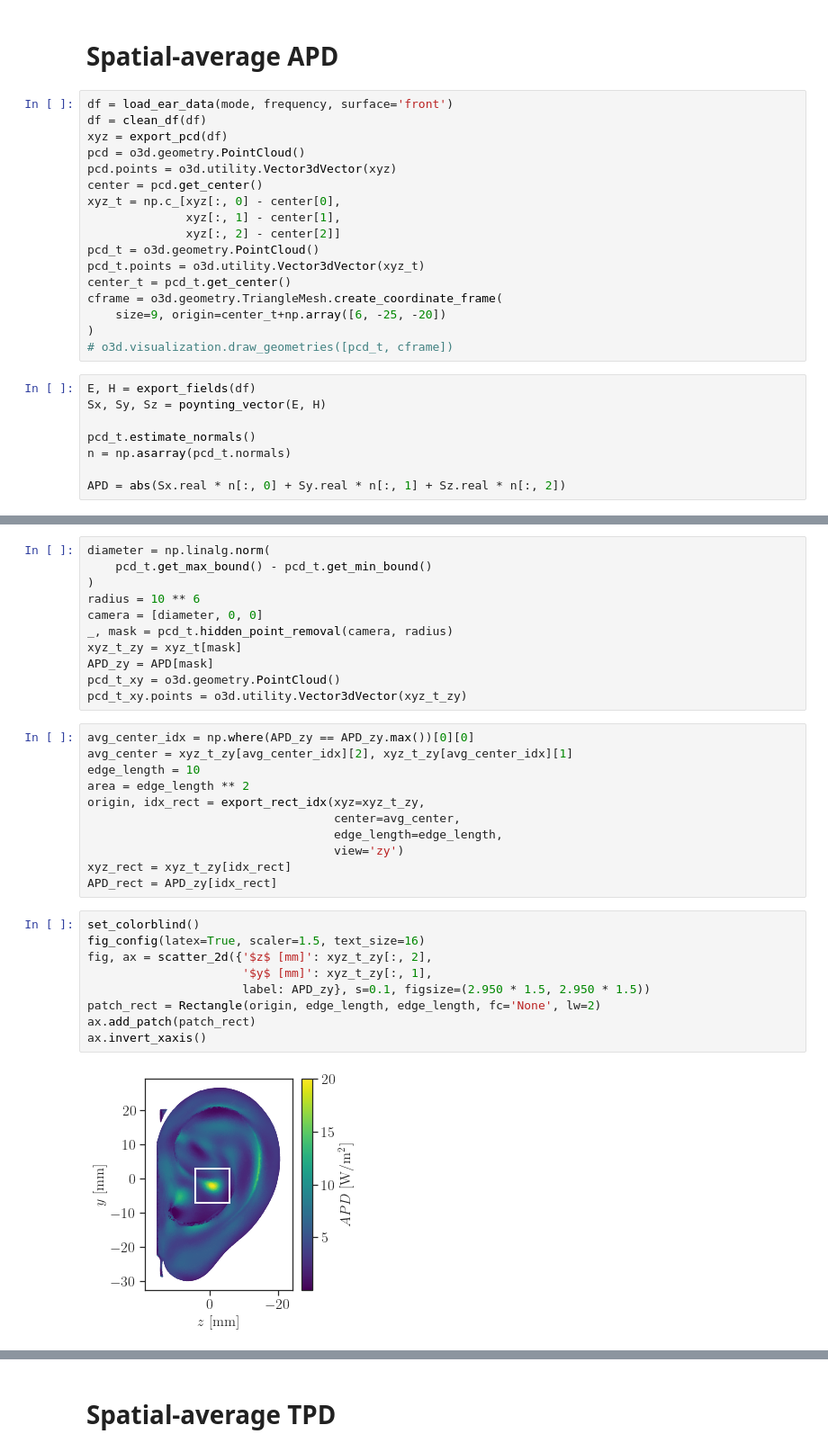
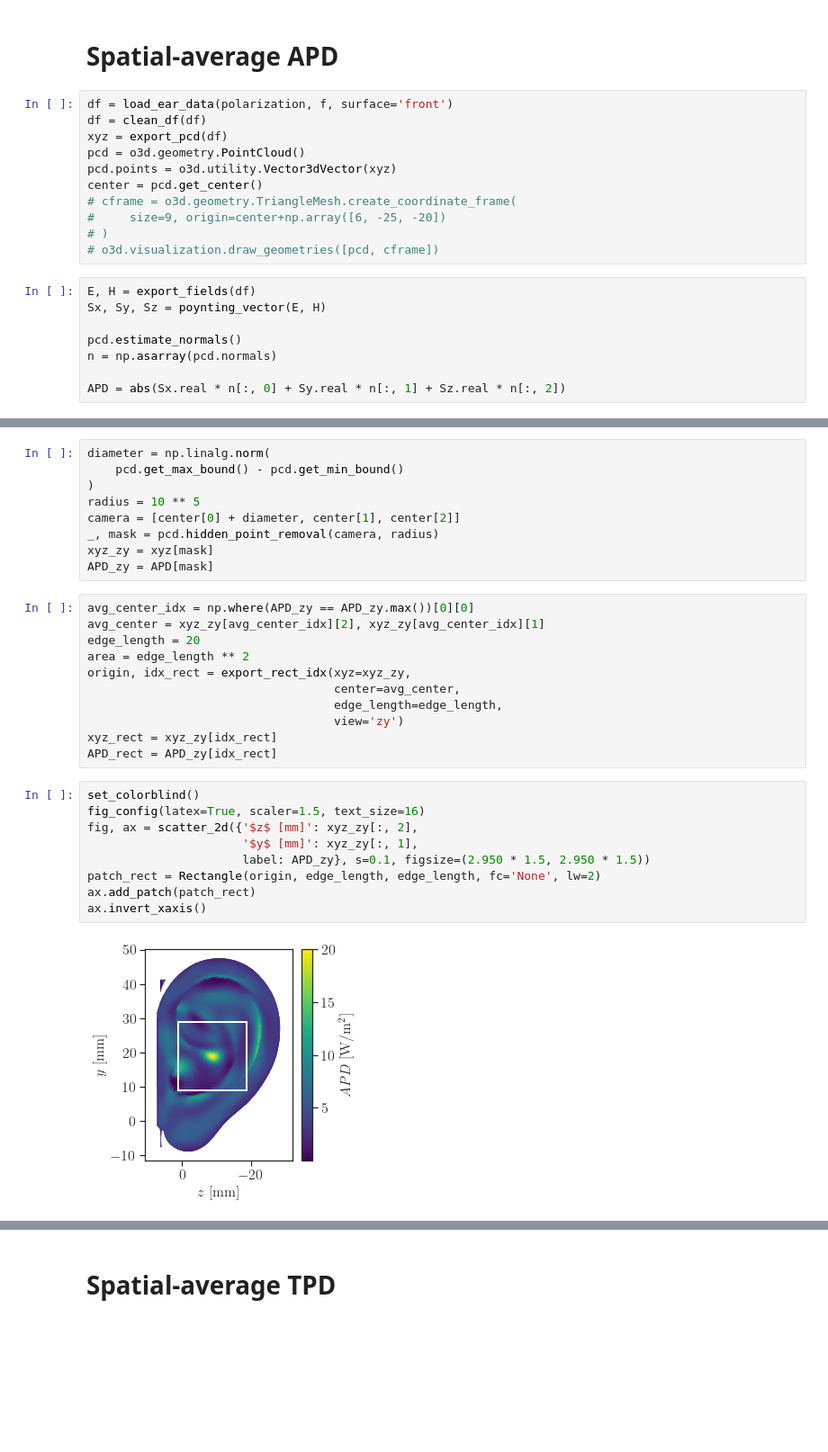
Before and after one commit to akapet00/EMF-exposure-analysis, a Jupyter notebook: playground/IEEE-J-ERM_paper/01_APD_Poynting.ipynb, the cells around one changed output, grey strips where cells are left out. Shown at 90% size. Cells and saved outputs as stored; diff of their text form; blank space fills up the shorter version.

```diff
--- a/playground/IEEE-J-ERM_paper/01_APD_Poynting.ipynb
+++ b/playground/IEEE-J-ERM_paper/01_APD_Poynting.ipynb
@@ -27,28 +27,22 @@ frequency = 26
 # %% [markdown]
 # Spatial-average APD
 # %%
-df = load_ear_data(mode, frequency, surface='front')
+df = load_ear_data(polarization, f, surface='front')
 df = clean_df(df)
 xyz = export_pcd(df)
 pcd = o3d.geometry.PointCloud()
 pcd.points = o3d.utility.Vector3dVector(xyz)
 center = pcd.get_center()
-xyz_t = np.c_[xyz[:, 0] - center[0],
-              xyz[:, 1] - center[1],
-              xyz[:, 2] - center[2]]
-pcd_t = o3d.geometry.PointCloud()
-pcd_t.points = o3d.utility.Vector3dVector(xyz_t)
-center_t = pcd_t.get_center()
-cframe = o3d.geometry.TriangleMesh.create_coordinate_frame(
-    size=9, origin=center_t+np.array([6, -25, -20])
-)
-# o3d.visualization.draw_geometries([pcd_t, cframe])
+# cframe = o3d.geometry.TriangleMesh.create_coordinate_frame(
+#     size=9, origin=center+np.array([6, -25, -20])
+# )
+# o3d.visualization.draw_geometries([pcd, cframe])
 # %%
 E, H = export_fields(df)
 Sx, Sy, Sz = poynting_vector(E, H)
 
-pcd_t.estimate_normals()
-n = np.asarray(pcd_t.normals)
+pcd.estimate_normals()
+n = np.asarray(pcd.normals)
 
 APD = abs(Sx.real * n[:, 0] + Sy.real * n[:, 1] + Sz.real * n[:, 2])
 # %%
@@ -65,36 +59,34 @@ fig, ax = scatter_3d({'$z$ [mm]': xyz_t[:, 2],
 # %%
 diameter = np.linalg.norm(
-    pcd_t.get_max_bound() - pcd_t.get_min_bound()
+    pcd.get_max_bound() - pcd.get_min_bound()
 )
-radius = 10 ** 6
-camera = [diameter, 0, 0]
-_, mask = pcd_t.hidden_point_removal(camera, radius)
-xyz_t_zy = xyz_t[mask]
+radius = 10 ** 5
+camera = [center[0] + diameter, center[1], center[2]]
+_, mask = pcd.hidden_point_removal(camera, radius)
+xyz_zy = xyz[mask]
 APD_zy = APD[mask]
-pcd_t_xy = o3d.geometry.PointCloud()
-pcd_t_xy.points = o3d.utility.Vector3dVector(xyz_t_zy)
 # %%
 avg_center_idx = np.where(APD_zy == APD_zy.max())[0][0]
-avg_center = xyz_t_zy[avg_center_idx][2], xyz_t_zy[avg_center_idx][1]
-edge_length = 10
+avg_center = xyz_zy[avg_center_idx][2], xyz_zy[avg_center_idx][1]
+edge_length = 20
 area = edge_length ** 2
-origin, idx_rect = export_rect_idx(xyz=xyz_t_zy,
+origin, idx_rect = export_rect_idx(xyz=xyz_zy,
                                    center=avg_center,
                                    edge_length=edge_length,
                                    view='zy')
-xyz_rect = xyz_t_zy[idx_rect]
+xyz_rect = xyz_zy[idx_rect]
 APD_rect = APD_zy[idx_rect]
 # %%
 set_colorblind()
 fig_config(latex=True, scaler=1.5, text_size=16)
-fig, ax = scatter_2d({'$z$ [mm]': xyz_t_zy[:, 2],
-                      '$y$ [mm]': xyz_t_zy[:, 1],
+fig, ax = scatter_2d({'$z$ [mm]': xyz_zy[:, 2],
+                      '$y$ [mm]': xyz_zy[:, 1],
                       label: APD_zy}, s=0.1, figsize=(2.950 * 1.5, 2.950 * 1.5))
 patch_rect = Rectangle(origin, edge_length, edge_length, fc='None', lw=2)
 ax.add_patch(patch_rect)
 ax.invert_xaxis()
 # %% [output]
-[figure, old version]
+[figure, new version]
 # %%
 ds = 10
 APD_av = elementwise_dblquad(points=np.c_[xyz_rect[::ds, 2], xyz_rect[::ds, 1]],
```
Also changed, not shown: parts of 12 cells of this notebook.
